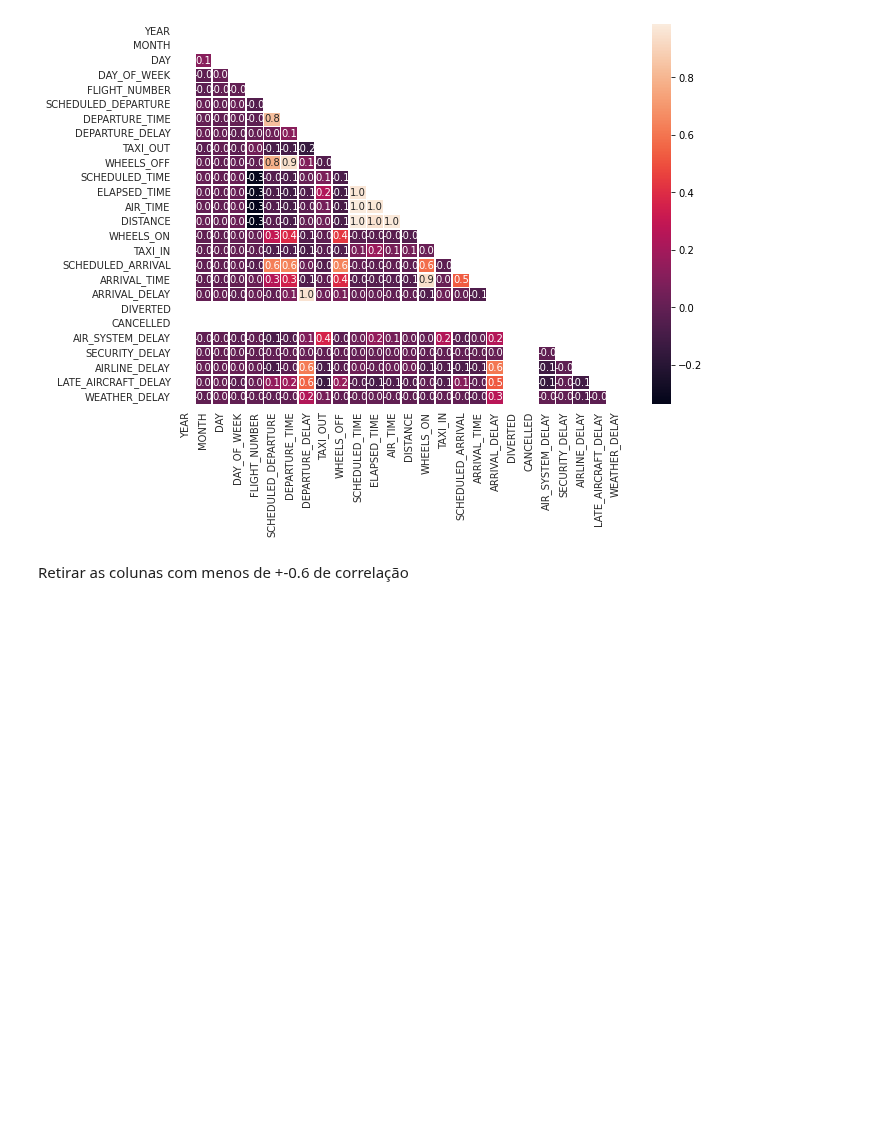
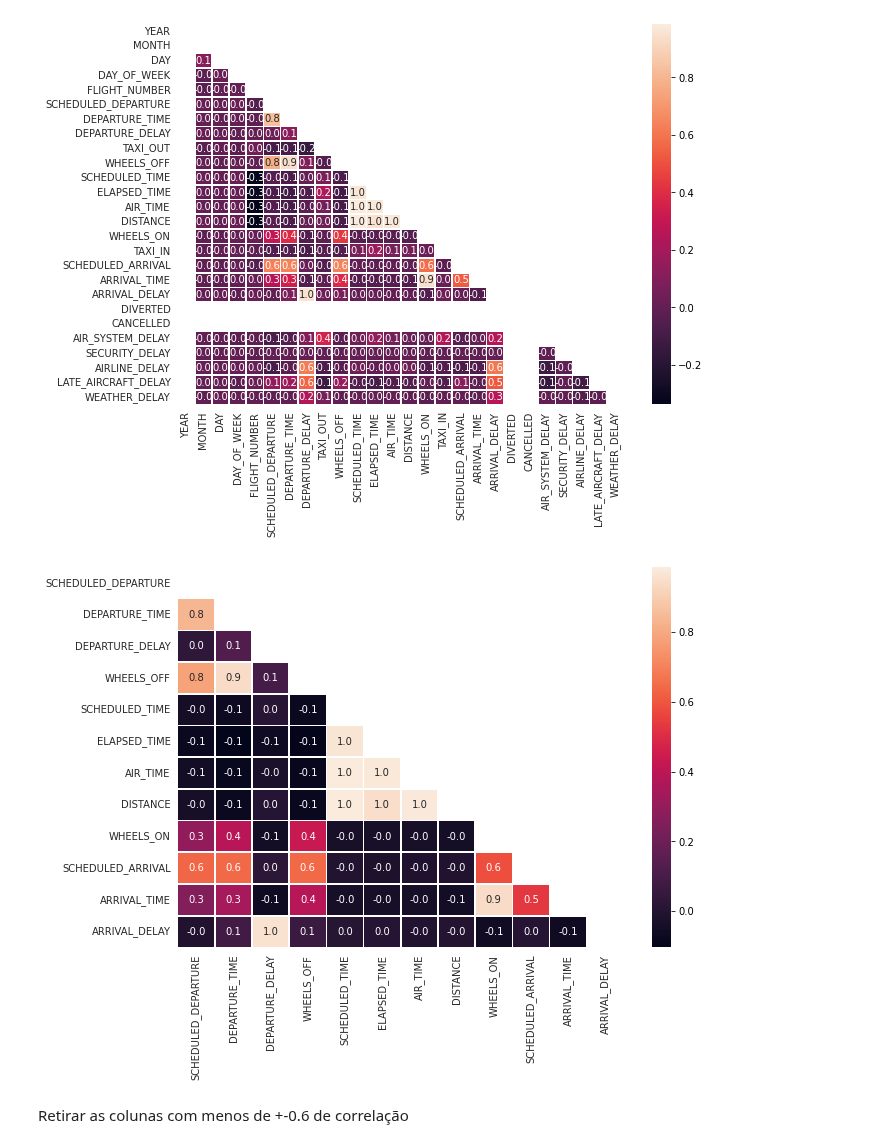
Before and after one commit to IonaSantana/Artificial-Intelligence, a Jupyter notebook: Flight_delay.ipynb, the cells around one changed output. Drawn from its saved outputs; the diff is of its cells as text; code cells hidden in the pictures; blank space fills up the shorter version.

```diff
--- a/Flight_delay.ipynb
+++ b/Flight_delay.ipynb
@@ -129,6 +129,12 @@ Após retirar os valores nulos
 pearson(flights)
 # %% [output]
 [figure]
+# %%
+teste_flights = flights.drop(['YEAR','MONTH', 'DAY', 'DAY_OF_WEEK', 'FLIGHT_NUMBER','DIVERTED','CANCELLED','SECURITY_DELAY', 'AIRLINE_DELAY', 'LATE_AIRCRAFT_DELAY', 'WEATHER_DELAY', 'TAXI_OUT', 'TAXI_IN', 'AIR_SYSTEM_DELAY'], axis=1)
+# %%
+pearson(teste_flights)
+# %% [output]
+[figure, added]
 # %% [markdown]
 Retirar as colunas com menos de +-0.6 de correlação
 # %%
```
Also changed, not shown: parts of 3 cells of this notebook.
